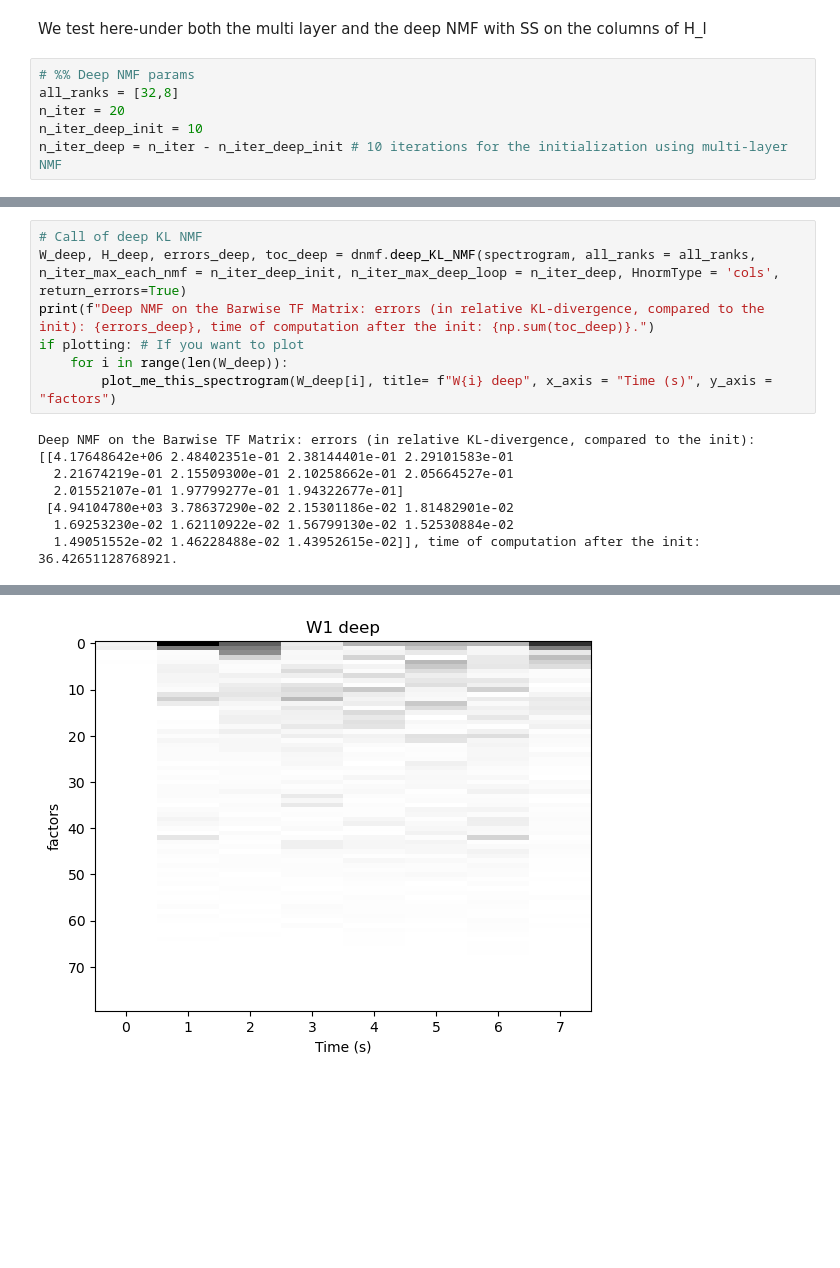
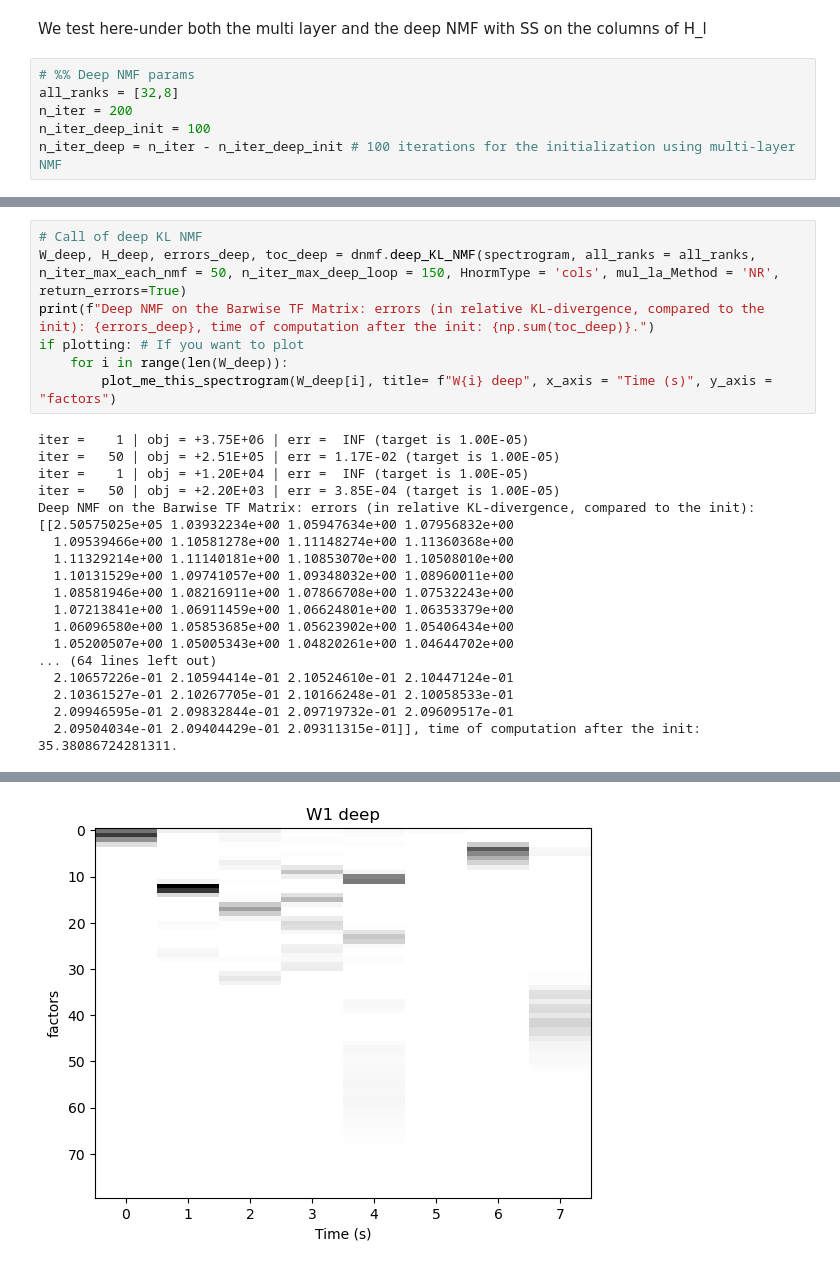
Before and after one commit to ax-le/Deep_NMF_Audio, a Jupyter notebook: notebook_compute_deep_nmf.ipynb, the cells around one changed output, grey strips where cells are left out. Drawn from its saved outputs; the diff is of its cells as text; blank space fills up the shorter version.

Commit message:
Update multilayer SS NMF
- The group Robust NMF from Fevotte and Dobigeon is now used to compute multi layer SS NMF

```diff
--- a/notebook_compute_deep_nmf.ipynb
+++ b/notebook_compute_deep_nmf.ipynb
@@ -124,9 +129,9 @@ We test here-under both the multi layer and the deep NMF with SS on the columns
 # %%
 # %% Deep NMF params
 all_ranks = [32,8]
-n_iter = 20
-n_iter_deep_init = 10
-n_iter_deep = n_iter - n_iter_deep_init # 10 iterations for the initialization using multi-layer NMF
+n_iter = 200
+n_iter_deep_init = 100
+n_iter_deep = n_iter - n_iter_deep_init # 100 iterations for the initialization using multi-layer NMF
 # %%
 # Call of multi-layer NMF
 W_multi, H_multi, errors_multi, toc_multi = mlnmf.multilayer_beta_NMF(spectrogram, all_ranks = all_ranks, beta = 1, n_iter_max_each_nmf = n_iter, norm_type = "h_cols", return_errors = True)
@@ -160,14 +202,25 @@ Layer 2: [1. 1. 1. 1. 1. 1. 1. 1. 1. 1. 1. 1. 1. 1. 1. 1. 1. 1. 1. 1. 1. 1. 1. 1
 # %%
 # Call of deep KL NMF
-W_deep, H_deep, errors_deep, toc_deep = dnmf.deep_KL_NMF(spectrogram, all_ranks = all_ranks, n_iter_max_each_nmf = n_iter_deep_init, n_iter_max_deep_loop = n_iter_deep, HnormType = 'cols', return_errors=True)
+W_deep, H_deep, errors_deep, toc_deep = dnmf.deep_KL_NMF(spectrogram, all_ranks = all_ranks, n_iter_max_each_nmf = 50, n_iter_max_deep_loop = 150, HnormType = 'cols', mul_la_Method = 'NR', return_errors=True)
 print(f"Deep NMF on the Barwise TF Matrix: errors (in relative KL-divergence, compared to the init): {errors_deep}, time of computation after the init: {np.sum(toc_deep)}.")
 if plotting: # If you want to plot
     for i in range(len(W_deep)):
         plot_me_this_spectrogram(W_deep[i], title= f"W{i} deep", x_axis = "Time (s)", y_axis = "factors")
 # %% [output]
-Deep NMF on the Barwise TF Matrix: errors (in relative KL-divergence, compared to the init): [[4.17648642e+06 2.48402351e-01 2.38144401e-01 2.29101583e-01
-  2.21674219e-01 2.15509300e-01 2.10258662e-01 2.05664527e-01
-  2.01552107e-01 1.97799277e-01 1.94322677e-01]
- [4.94104780e+03 3.78637290e-02 2.15301186e-02 1.81482901e-02
-  1.69253230e-02 1.62110922e-02 1.56799130e-02 1.52530884e-02
-  1.49051552e-02 1.46228488e-02 1.43952615e-02]], time of computation after the init: 36.42651128768921.
+iter =    1 | obj = +3.75E+06 | err =  INF (target is 1.00E-05)
+iter =   50 | obj = +2.51E+05 | err = 1.17E-02 (target is 1.00E-05)
+iter =    1 | obj = +1.20E+04 | err =  INF (target is 1.00E-05)
+iter =   50 | obj = +2.20E+03 | err = 3.85E-04 (target is 1.00E-05)
+Deep NMF on the Barwise TF Matrix: errors (in relative KL-divergence, compared to the init): [[2.50575025e+05 1.03932234e+00 1.05947634e+00 1.07956832e+00
+  1.09539466e+00 1.10581278e+00 1.11148274e+00 1.11360368e+00
+  1.11329214e+00 1.11140181e+00 1.10853070e+00 1.10508010e+00
+  1.10131529e+00 1.09741057e+00 1.09348032e+00 1.08960011e+00
+  1.08581946e+00 1.08216911e+00 1.07866708e+00 1.07532243e+00
+  1.07213841e+00 1.06911459e+00 1.06624801e+00 1.06353379e+00
+  1.06096580e+00 1.05853685e+00 1.05623902e+00 1.05406434e+00
+  1.05200507e+00 1.05005343e+00 1.04820261e+00 1.04644702e+00
+... (64 lines left out)
+  2.10657226e-01 2.10594414e-01 2.10524610e-01 2.10447124e-01
+  2.10361527e-01 2.10267705e-01 2.10166248e-01 2.10058533e-01
+  2.09946595e-01 2.09832844e-01 2.09719732e-01 2.09609517e-01
+  2.09504034e-01 2.09404429e-01 2.09311315e-01]], time of computation after the init: 35.38086724281311.
@@ -175,4 +228,4 @@ Deep NMF on the Barwise TF Matrix: errors (in relative KL-divergence, compared t
-[figure, old version]
+[figure, new version]
 # %%
 # Check the constraints on H_l
 l = 0
```
Also changed, not shown: parts of 12 cells of this notebook, 2 other files.
